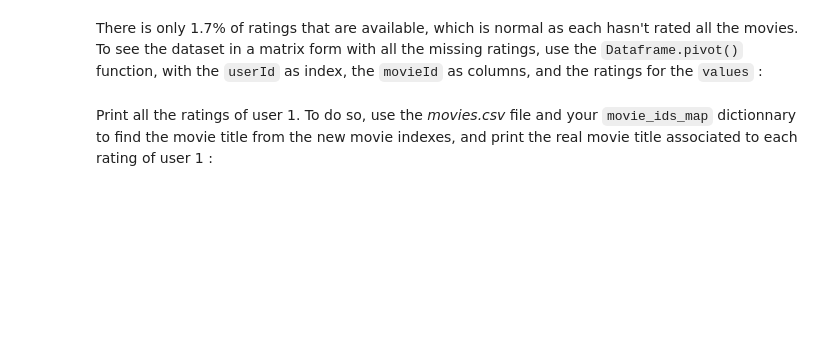
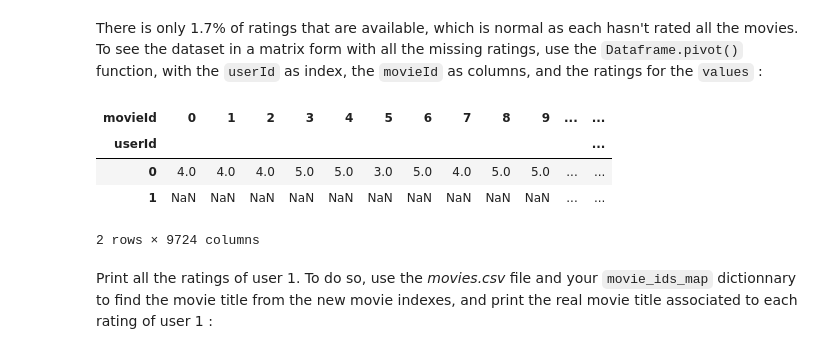
Before and after one commit to ThibaultLaunois/CampNum-12_ML4_Recommender_systems, a Jupyter notebook: Machine_Learning_4_Recommender_Systems.ipynb, the cells around one changed output. Drawn from its saved outputs; the diff is of its cells as text; code cells hidden in the pictures; blank space fills up the shorter version.

Commit message:
feat: add load dataset

```diff
--- a/Machine_Learning_4_Recommender_Systems.ipynb
+++ b/Machine_Learning_4_Recommender_Systems.ipynb
@@ -41,4 +67,5 @@ To do so, fill the `get_train_test_sets` function below, and respect the returne
 # %%
+from sklearn.model_selection import train_test_split
 def get_train_test_sets(data_path, train_prop = 0.9):
     """
     Build train and test sets and reindex userIds and MovieIds from 0 with contiguous indexes.
@@ -58,13 +85,21 @@ def get_train_test_sets(data_path, train_prop = 0.9):
             Keys are int from the original userId column, values are int of the new indexation.
         movie_ids_map : dict : Same as `user_ids_map` for the movieIds.
     """
+    #Load data
+    df=pd.read_csv(data_path)
+    data_path =  'data/ml-latest-small/ratings.csv'
+    train_prop=0.9
 
-    #TOFILL
+    df=pd.read_csv(data_path)
 
-
+    user_ids_map=reindex(df, 'userId')
+    movie_ids_map=reindex(df, 'movieId')
+    nb_users=len(user_ids_map)
+    nb_movies=len(movie_ids_map)
+    train, test=train_test_split(df, train_size=train_prop)
     return train, test, nb_users, nb_movies, user_ids_map, movie_ids_map
 # %%
-ratings_s_path =  '../data/ml-latest-small/ratings.csv'
+ratings_s_path =  'data/ml-latest-small/ratings.csv'
 train, test, nb_users, nb_movies, user_ids_map, movie_ids_map = get_train_test_sets(ratings_s_path)
 dataset = pd.concat((train,test), axis = 0)
 
@@ -92,2 +147,12 @@ There is only 1.7% of ratings that are available, which is normal as each hasn't
+# %%
+#TOFILL
+matrix_rating=dataset.pivot(index='userId',columns='movieId', values='rating')
+matrix_rating.head(2)
+# %% [output]
+| movieId | 0 | 1 | 2 | 3 | 4 | 5 | 6 | 7 | 8 | 9 | ... | ... |
+| userId |  |  |  |  |  |  |  |  |  |  |  | ... |
+| 0 | 4.0 | 4.0 | 4.0 | 5.0 | 5.0 | 3.0 | 5.0 | 4.0 | 5.0 | 5.0 | ... | ... |
+| 1 | NaN | NaN | NaN | NaN | NaN | NaN | NaN | NaN | NaN | NaN | ... | ... |
+2 rows × 9724 columns
 # %% [markdown]
 Print all the ratings of user 1. To do so, use the *movies.csv* file and your `movie_ids_map` dictionnary to find the movie title from the new movie indexes, and print the real movie title associated to each rating of user 1 :
```
Also changed, not shown: parts of 17 cells of this notebook.
